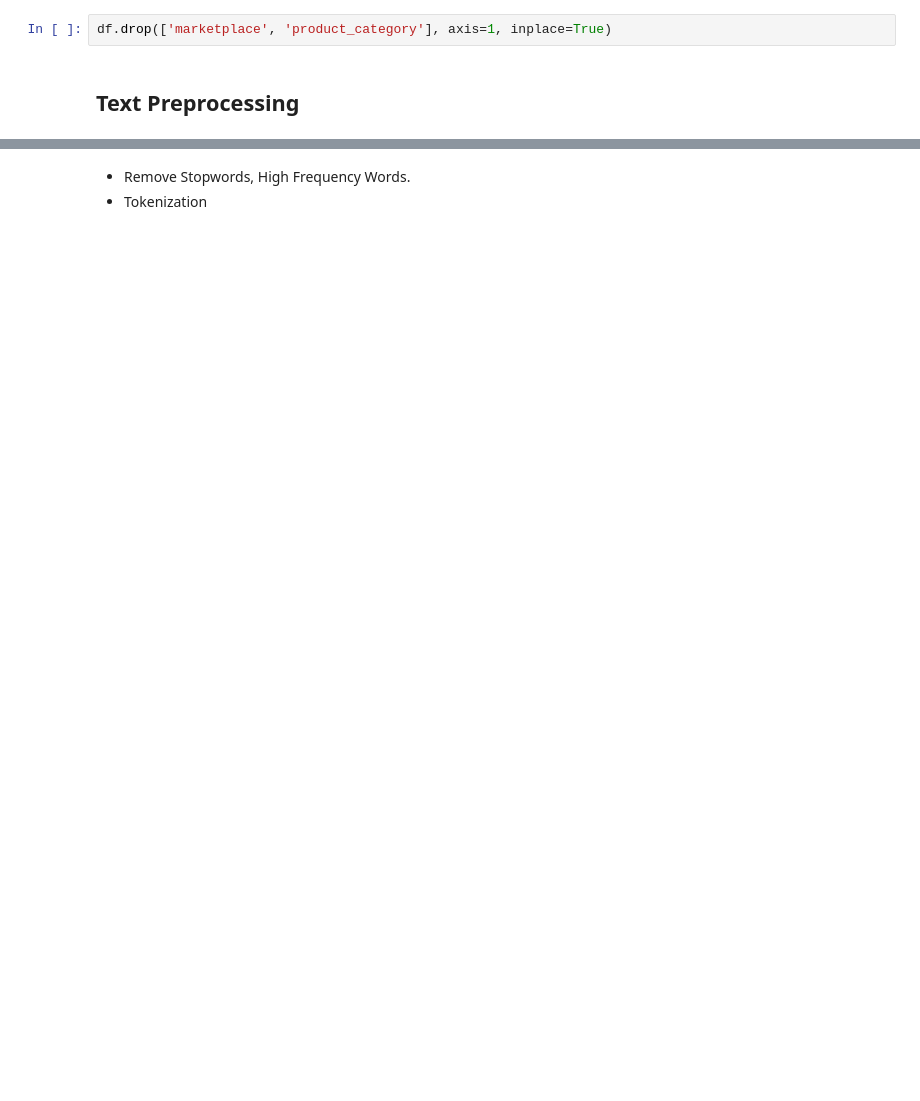
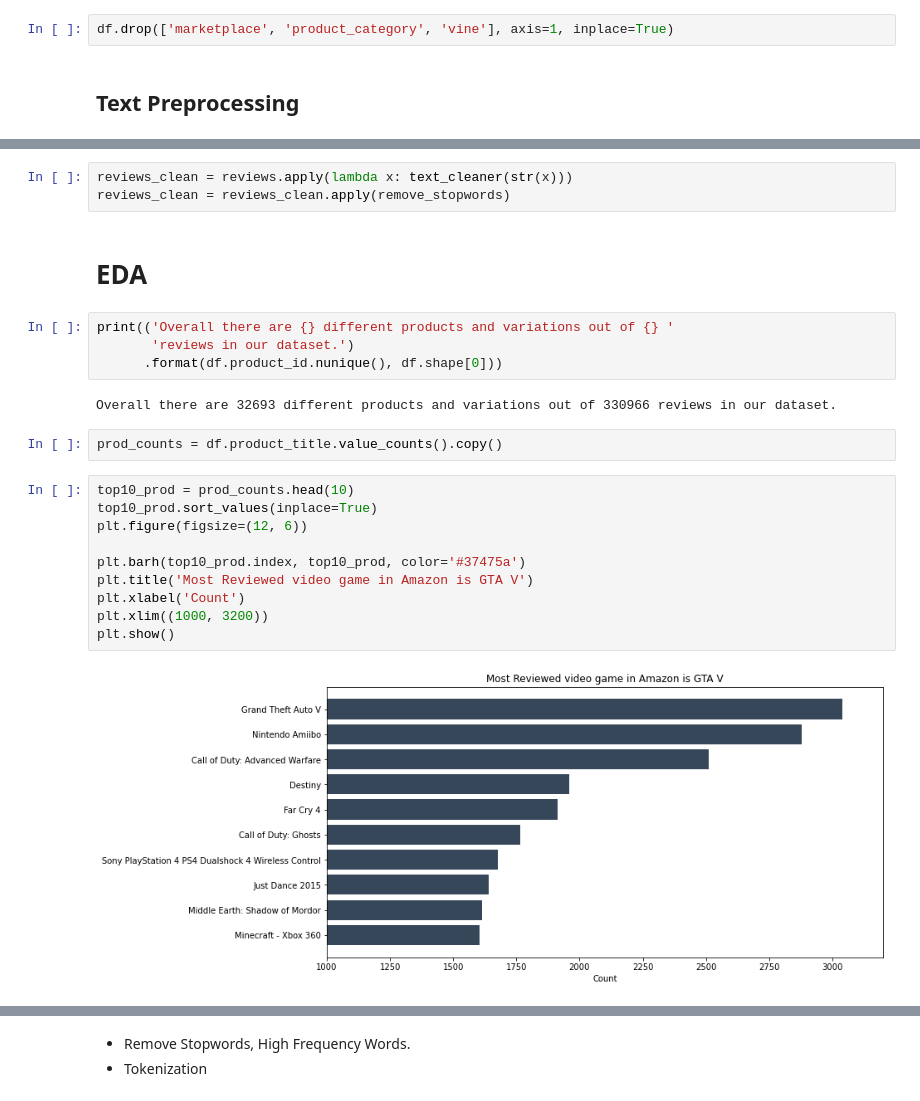
Before and after one commit to abeljoshua20/Amazon-Customer-Review-Network-Analysis, a Jupyter notebook: Final Project.ipynb, the cells around one changed output, grey strips where cells are left out. Saved outputs shown, nothing was run; the diff lists cells and outputs as text; blank space fills up the shorter version.

Commit message:
Text preprocessing and parts of the EDA

```diff
--- a/Final Project.ipynb
+++ b/Final Project.ipynb
@@ -73,6 +79,6 @@ review_body          259517
 review_date             243
 dtype: int64
 # %%
-df.drop(['marketplace', 'product_category'], axis=1, inplace=True)
+df.drop(['marketplace', 'product_category', 'vine'], axis=1, inplace=True)
 # %% [markdown]
 ## Text Preprocessing
@@ -78,0 +198,25 @@ df.drop(['marketplace', 'product_category'], axis=1, inplace=True)
+# %%
+reviews_clean = reviews.apply(lambda x: text_cleaner(str(x)))
+reviews_clean = reviews_clean.apply(remove_stopwords)
+# %% [markdown]
+# EDA
+# %%
+print(('Overall there are {} different products and variations out of {} '
+       'reviews in our dataset.')
+      .format(df.product_id.nunique(), df.shape[0]))
+# %% [output]
+Overall there are 32693 different products and variations out of 330966 reviews in our dataset.
+# %%
+prod_counts = df.product_title.value_counts().copy()
+# %%
+top10_prod = prod_counts.head(10)
+top10_prod.sort_values(inplace=True)
+plt.figure(figsize=(12, 6))
+
+plt.barh(top10_prod.index, top10_prod, color='#37475a')
+plt.title('Most Reviewed video game in Amazon is GTA V')
+plt.xlabel('Count')
+plt.xlim((1000, 3200))
+plt.show()
+# %% [output]
+[figure, added]
```
Also changed, not shown: parts of 16 cells of this notebook.
